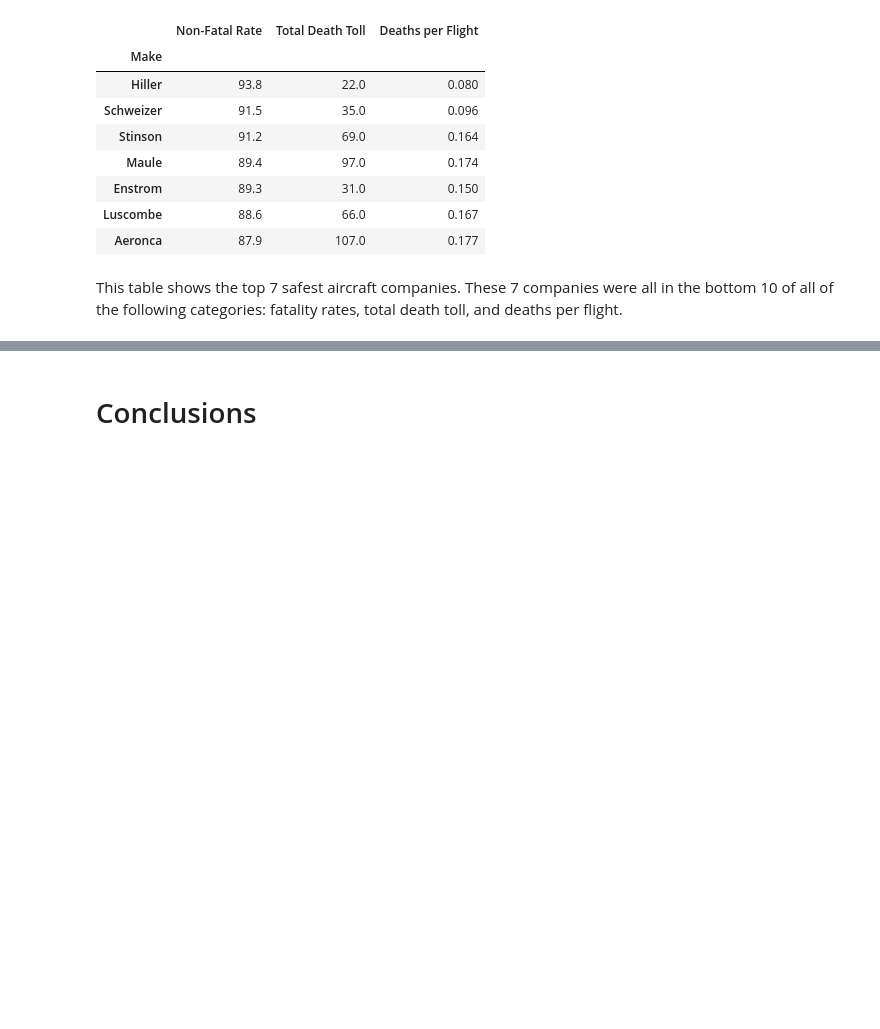
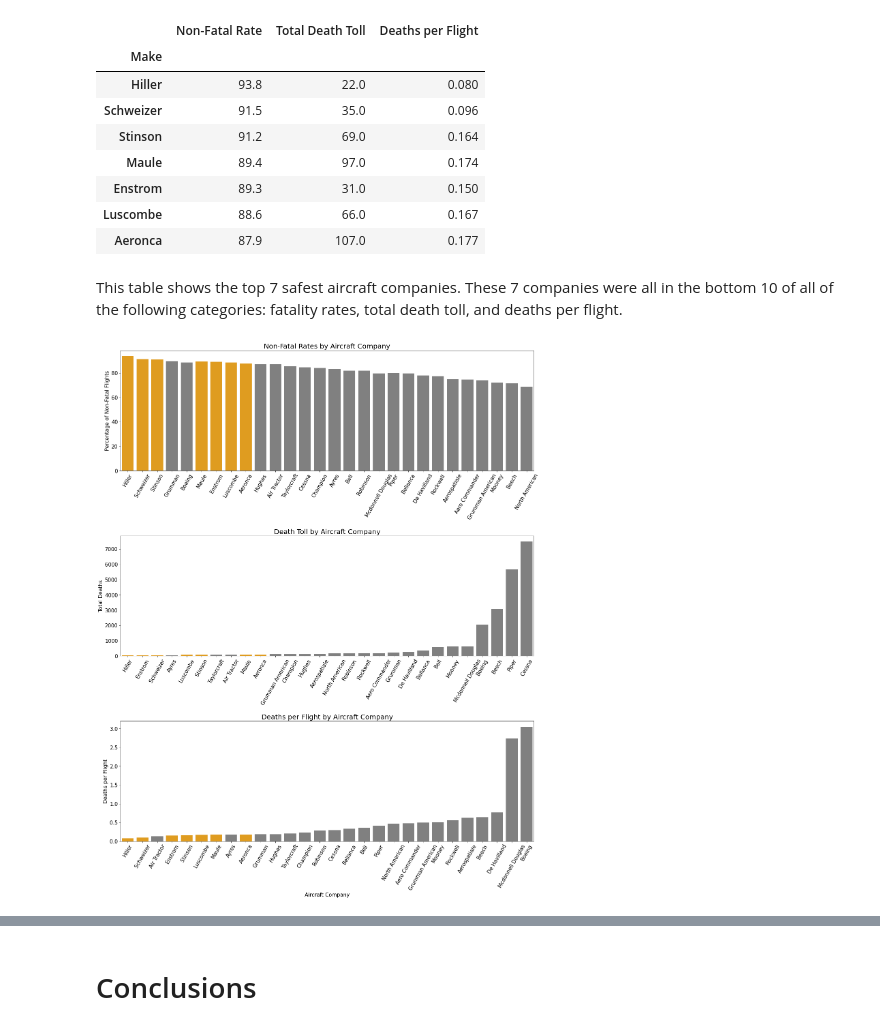
Before and after one commit to ckucewicz/aircraft_safety_project, a Jupyter notebook: Notebook.ipynb, the cells around one changed output, grey strips where cells are left out. Saved outputs shown, nothing was run; the diff lists cells and outputs as text; code cells hidden in the pictures; blank space fills up the shorter version.

```diff
--- a/Notebook.ipynb
+++ b/Notebook.ipynb
@@ -1049,3 +1015,50 @@ safest_aircrafts_df
 | Aeronca | 87.9 | 107.0 | 0.177 |
 # %% [markdown]
 This table shows the top 7 safest aircraft companies. These 7 companies were all in the bottom 10 of all of the following categories: fatality rates, total death toll, and deaths per flight.
+# %%
+# creates 3 bar plots. One of the non-fatal rates for each aircraft company with more than 200 flights
+# and one bar plot of the total deaths toll for each aircraft company with more than 200 flights
+# and one bar plot of the deaths per flight rate for each aircraft company with more than 200 flights
+
+fig, ax = plt.subplots(figsize = (22, 25), ncols = 1, nrows = 3)
+fig.tight_layout(pad=17.0)
+
+#Highlights the bars of the top 7 safest aircraft companies for each graph
+non_fatal_colors = ['orange' if x in top_7_safest else 'grey' for x in fatal_rate_200_flights.index]
+total_deaths_colors = ['orange' if x in top_7_safest else 'grey' for x in total_deaths_by_brand.index]
+deaths_per_colors = ['orange' if x in top_7_safest else 'grey' for x in deaths_per_flight.index]
+
+sns.barplot(ax = ax[0],
+            x = fatal_rate_200_flights.index,
+            y = fatal_rate_200_flights['Non-Fatal'],
+            palette = non_fatal_colors)
+
+ax[0].set_title("Non-Fatal Rates by Aircraft Company",fontsize=20)
+ax[0].set_xlabel(None)
+ax[0].set_ylabel("Percentage of Non-Fatal Flights",fontsize=15)
+ax[0].tick_params(labelsize=15)
+ax[0].set_xticklabels(labels = fatal_rate_200_flights.index, rotation=60)
+
+sns.barplot(ax = ax[1],
+            x = total_deaths_by_brand.index,
+            y = total_deaths_by_brand,
+            palette = total_deaths_colors)
+
+ax[1].set_title("Death Toll by Aircraft Company",fontsize=20)
+ax[1].set_xlabel(None)
+ax[1].set_ylabel("Total Deaths",fontsize=15)
+ax[1].tick_params(labelsize=15)
+ax[1].set_xticklabels(labels = total_deaths_by_brand.index, rotation=60)
+
+sns.barplot(ax = ax[2],
+            x = deaths_per_flight.index,
+            y = deaths_per_flight,
+            palette = deaths_per_colors)
+
+ax[2].set_title("Deaths per Flight by Aircraft Company",fontsize=20)
+ax[2].set_xlabel("Aircraft Company", fontsize = 15)
+ax[2].set_ylabel("Deaths per Flight",fontsize=15)
+ax[2].set_xticklabels(labels = deaths_per_flight.index,rotation=60)
+ax[2].tick_params(labelsize=15);
+# %% [output]
+[figure, added]
```
Also changed, not shown: parts of 19 cells of this notebook, 10 other files.
